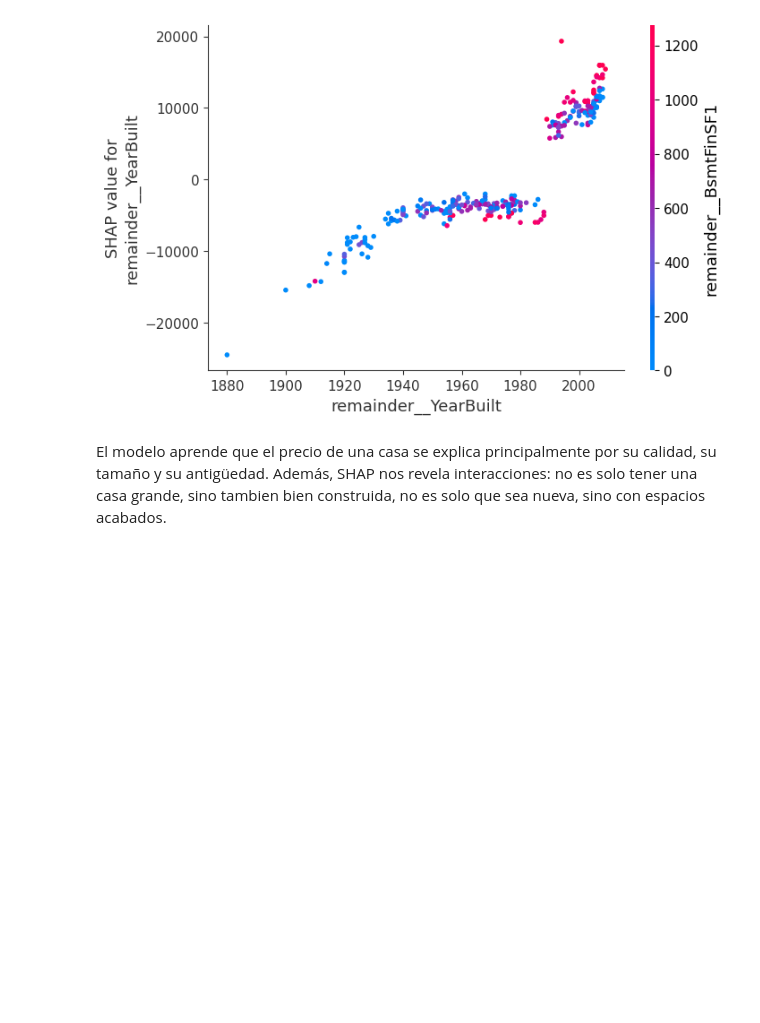
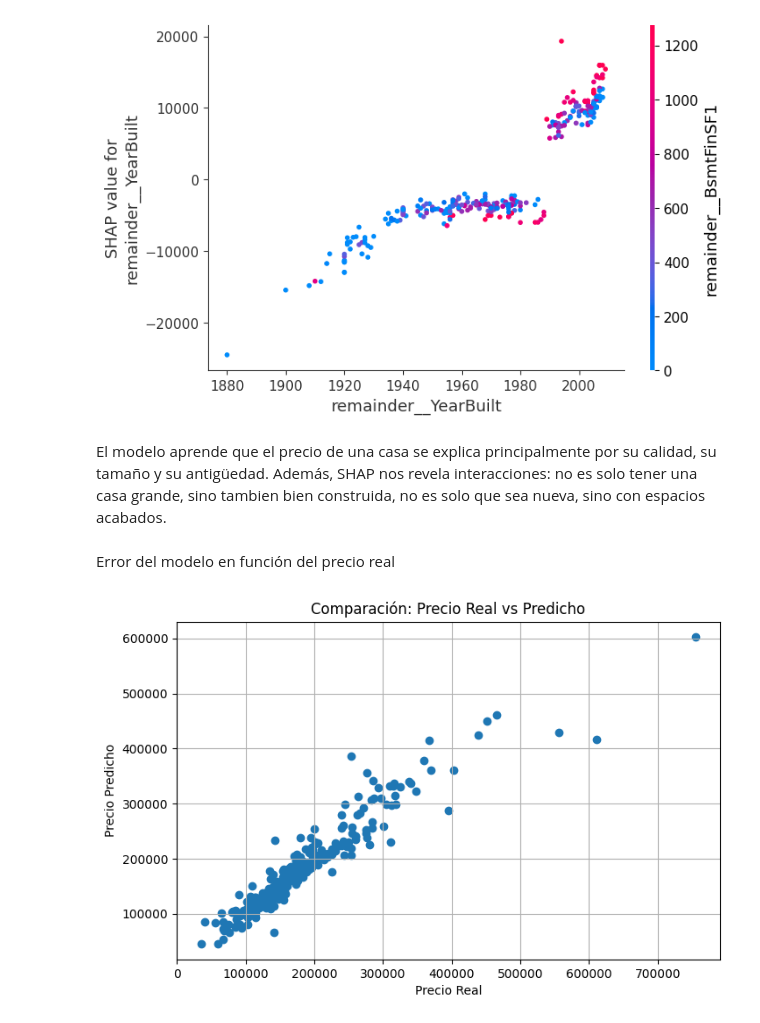
Before and after one commit to rodrigoosoriogaona/Ciencia-de-Datos, a Jupyter notebook: Ciencia de Datos.ipynb, the cells around one changed output. Drawn from its saved outputs; the diff is of its cells as text; code cells hidden in the pictures; blank space fills up the shorter version.

Commit message:
Error del modelo

```diff
--- a/Ciencia de Datos.ipynb
+++ b/Ciencia de Datos.ipynb
@@ -502,3 +502,17 @@ for feat in features_to_plot:
 [figure]
 # %% [markdown]
 El modelo aprende que el precio de una casa se explica principalmente por su calidad, su tamaño y su antigüedad. Además, SHAP nos revela interacciones: no es solo tener una casa grande, sino tambien bien construida, no es solo que sea nueva, sino con espacios acabados.
+# %% [markdown]
+Error del modelo en función del precio real
+# %%
+import matplotlib.pyplot as plt
+
+plt.figure(figsize=(8,5))
+plt.scatter(y_test, y_pred_best)
+plt.xlabel("Precio Real")
+plt.ylabel("Precio Predicho")
+plt.title("Comparación: Precio Real vs Predicho")
+plt.grid(True)
+plt.show()
+# %% [output]
+[figure, added]
```
